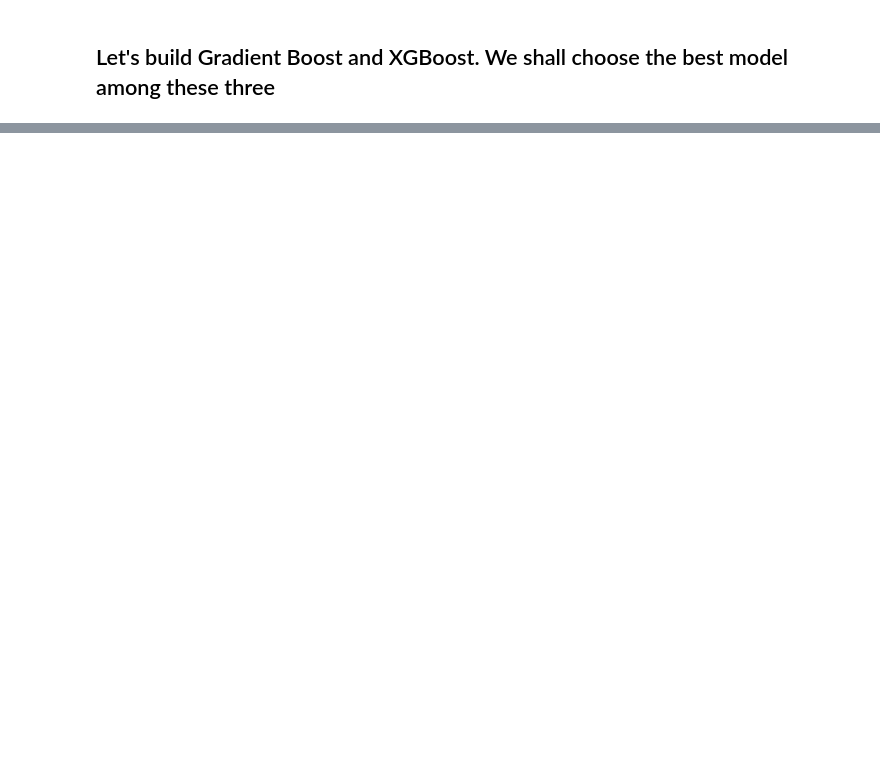
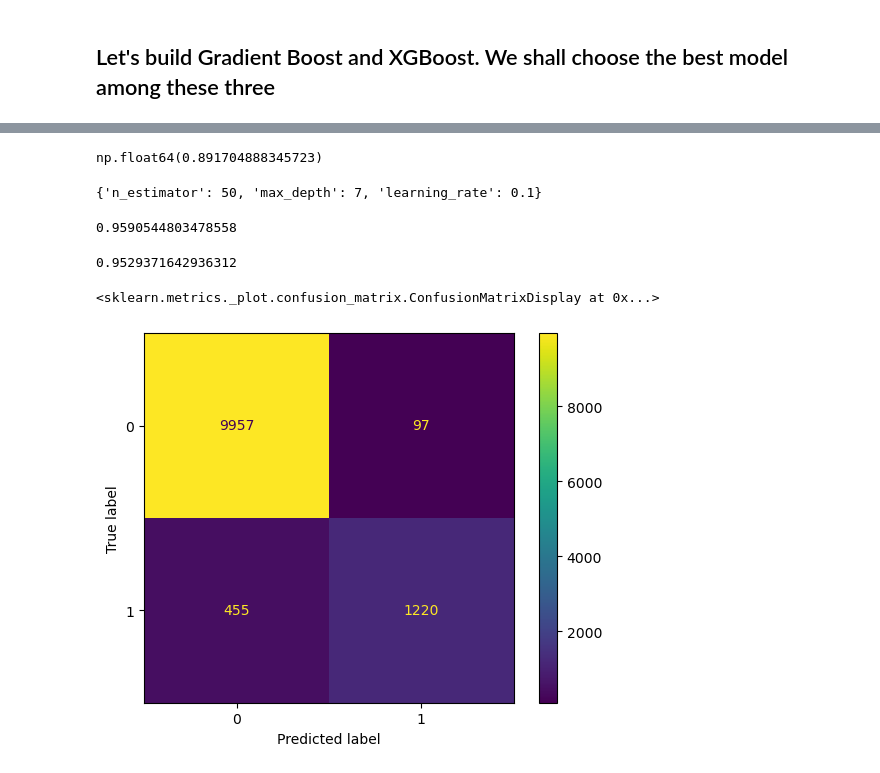
Before and after one commit to Sourabh2808/Machine-Learning, a Jupyter notebook: Ensemble methods/Randomforest_gradientboost_xgboost.ipynb, the cells around one changed output, grey strips where cells are left out. Cells and saved outputs as stored; diff of their text form; code cells hidden in the pictures; blank space fills up the shorter version.

```diff
--- a/Ensemble methods/Randomforest_gradientboost_xgboost.ipynb
+++ b/Ensemble methods/Randomforest_gradientboost_xgboost.ipynb
@@ -326,0 +423,11 @@ weighted avg       0.90      0.90      0.89     11729
+# %%
+from xgboost import XGBClassifier
+
+model3 = XGBClassifier(
+    n_estimator=50,
+    learning_rate=0.1,
+    max_depth=5,
+    min_samples_leaf=5,
+    min_samples_split=4
+)
+model3.fit(xtrain,ytrain)
@@ -326,0 +456,10 @@ weighted avg       0.90      0.90      0.89     11729
+# %%
+params = {
+    'n_estimator':[10,30,50,75,100,150],
+    'max_depth':[5,7,10,15],
+    'learning_rate':[0.001,0.01,0.015,0.1,0.15]
+}
+# %%
+base_model3 = XGBClassifier()
+rscv3 = RandomizedSearchCV(estimator=base_model3,param_distributions=params,cv=4,scoring='f1_macro')
+rscv3.fit(xtrain,ytrain)
@@ -326,0 +484,23 @@ weighted avg       0.90      0.90      0.89     11729
+# %%
+rscv3.best_score_
+# %% [output]
+np.float64(0.891704888345723)
+# %%
+rscv3.best_params_
+# %% [output]
+{'n_estimator': 50, 'max_depth': 7, 'learning_rate': 0.1}
+# %%
+best_xgb = rscv3.best_estimator_
+# %%
+best_xgb.score(xtrain,ytrain)
+# %% [output]
+0.9590544803478558
+# %%
+best_xgb.score(xtest,ytest)
+# %% [output]
+0.9529371642936312
+# %%
+ConfusionMatrixDisplay.from_estimator(best_xgb,xtest,ytest)
+# %% [output]
+<sklearn.metrics._plot.confusion_matrix.ConfusionMatrixDisplay at 0x...>
+[figure, added]
```
Also changed, not shown: parts of 58 cells of this notebook, 2 other files.
